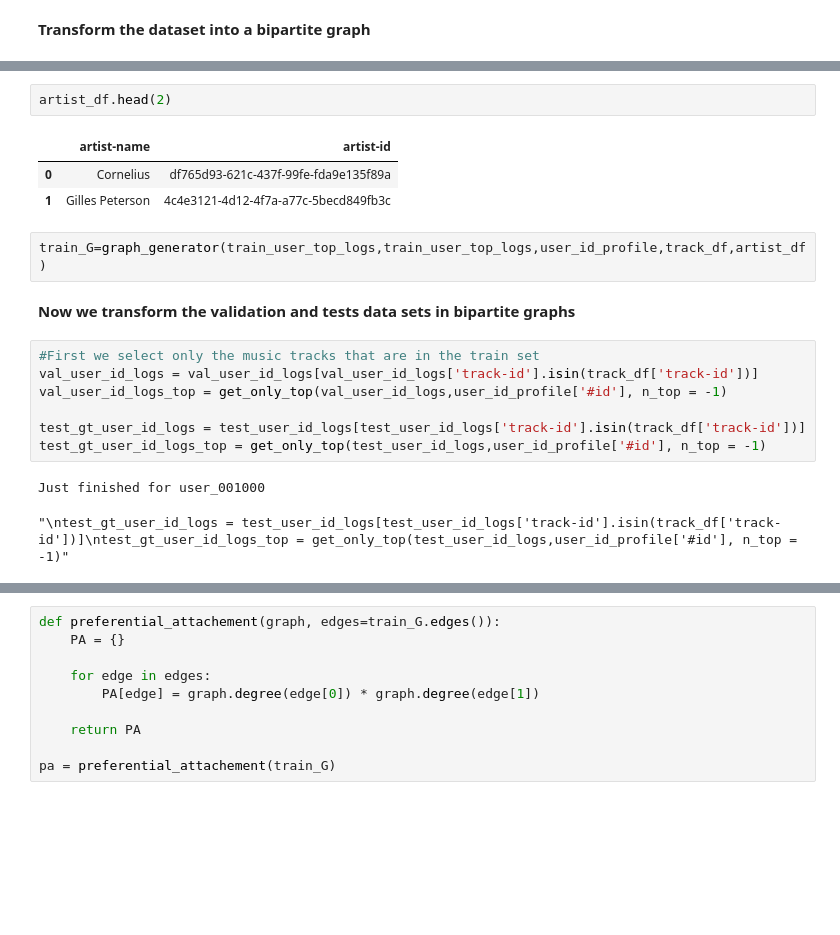
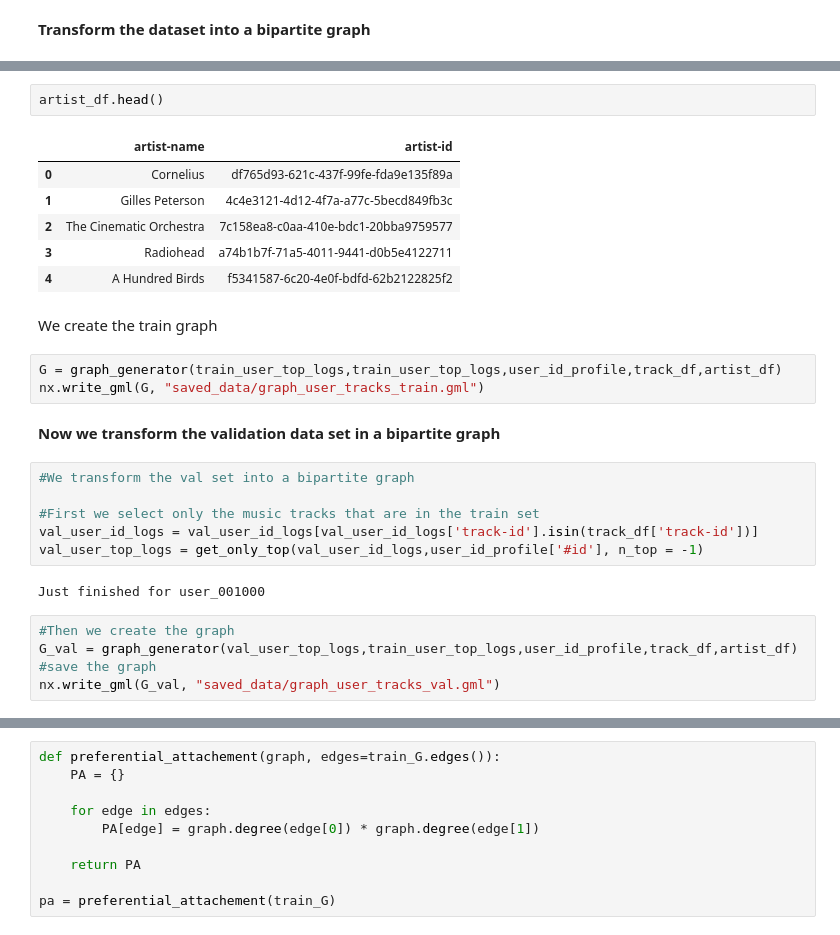
Before and after one commit to chloedia/Graph_Music_Recommendation, a Jupyter notebook: Main.ipynb, the cells around one changed output, grey strips where cells are left out. Drawn from its saved outputs; the diff is of its cells as text; blank space fills up the shorter version.

```diff
--- a/Main.ipynb
+++ b/Main.ipynb
@@ -100,21 +104,30 @@ track_df.head(2)
 # %%
-artist_df.head(2)
+artist_df.head()
 # %% [output]
 |  | artist-name | artist-id |
 | 0 | Cornelius | df765d93-621c-437f-99fe-fda9e135f89a |
 | 1 | Gilles Peterson | 4c4e3121-4d12-4f7a-a77c-5becd849fb3c |
+| 2 | The Cinematic Orchestra | 7c158ea8-c0aa-410e-bdc1-20bba9759577 |
+| 3 | Radiohead | a74b1b7f-71a5-4011-9441-d0b5e4122711 |
+| 4 | A Hundred Birds | f5341587-6c20-4e0f-bdfd-62b2122825f2 |
+# %% [markdown]
+We create the train graph
 # %%
-train_G=graph_generator(train_user_top_logs,train_user_top_logs,user_id_profile,track_df,artist_df)
+G = graph_generator(train_user_top_logs,train_user_top_logs,user_id_profile,track_df,artist_df)
+nx.write_gml(G, "saved_data/graph_user_tracks_train.gml")
 # %% [markdown]
-**Now we transform the validation and tests data sets in bipartite graphs**
+**Now we transform the validation data set in a bipartite graph**
 # %%
+#We transform the val set into a bipartite graph
+
 #First we select only the music tracks that are in the train set
 val_user_id_logs = val_user_id_logs[val_user_id_logs['track-id'].isin(track_df['track-id'])]
-val_user_id_logs_top = get_only_top(val_user_id_logs,user_id_profile['#id'], n_top = -1)
-
-test_gt_user_id_logs = test_user_id_logs[test_user_id_logs['track-id'].isin(track_df['track-id'])]
-test_gt_user_id_logs_top = get_only_top(test_user_id_logs,user_id_profile['#id'], n_top = -1)
+val_user_top_logs = get_only_top(val_user_id_logs,user_id_profile['#id'], n_top = -1)
 # %% [output]
 Just finished for user_001000
-"\ntest_gt_user_id_logs = test_user_id_logs[test_user_id_logs['track-id'].isin(track_df['track-id'])]\ntest_gt_user_id_logs_top = get_only_top(test_user_id_logs,user_id_profile['#id'], n_top = -1)"
+# %%
+#Then we create the graph
+G_val = graph_generator(val_user_top_logs,train_user_top_logs,user_id_profile,track_df,artist_df)
+#save the graph
+nx.write_gml(G_val, "saved_data/graph_user_tracks_val.gml")
 # %%
```
Also changed, not shown: parts of 49 cells of this notebook, 11 other files.
